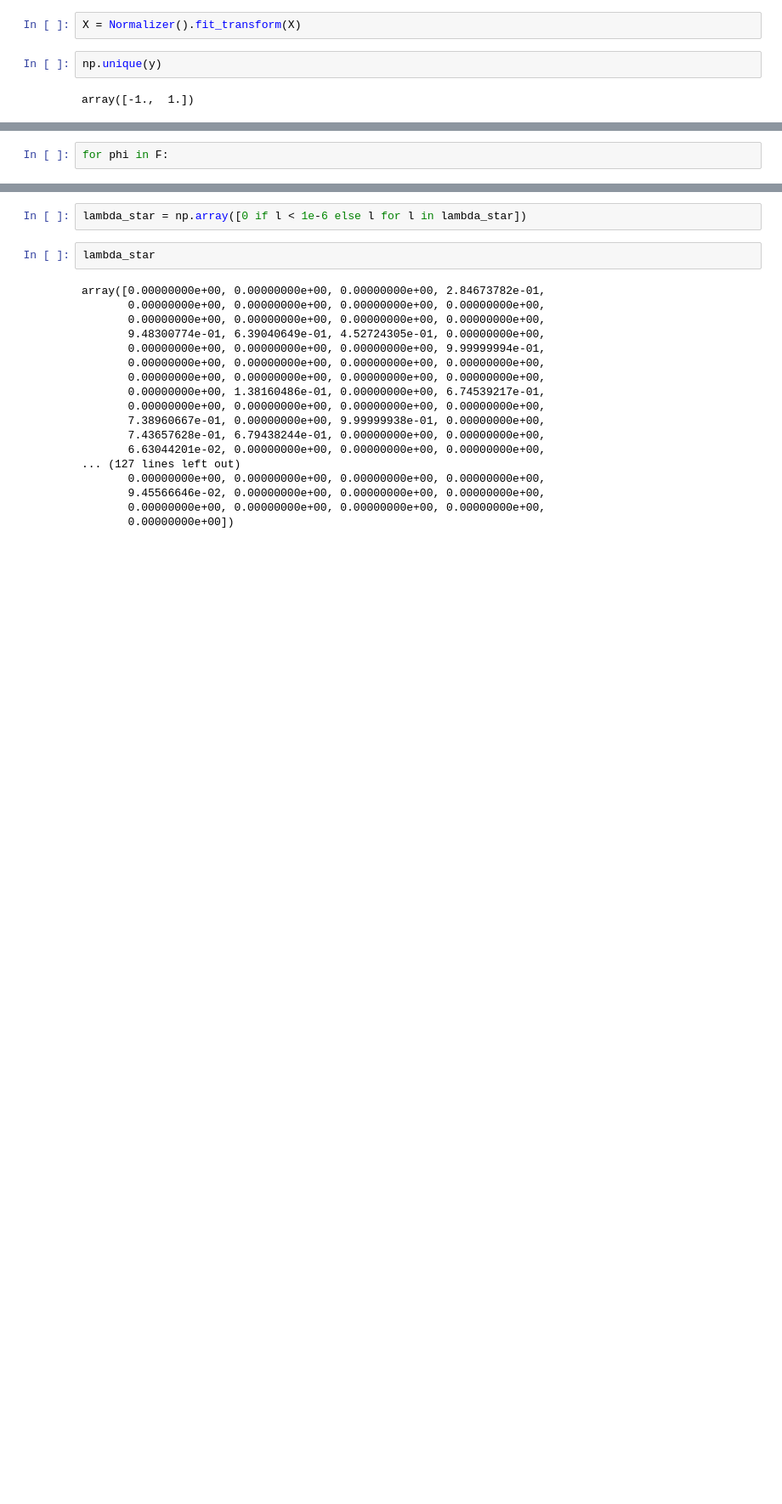
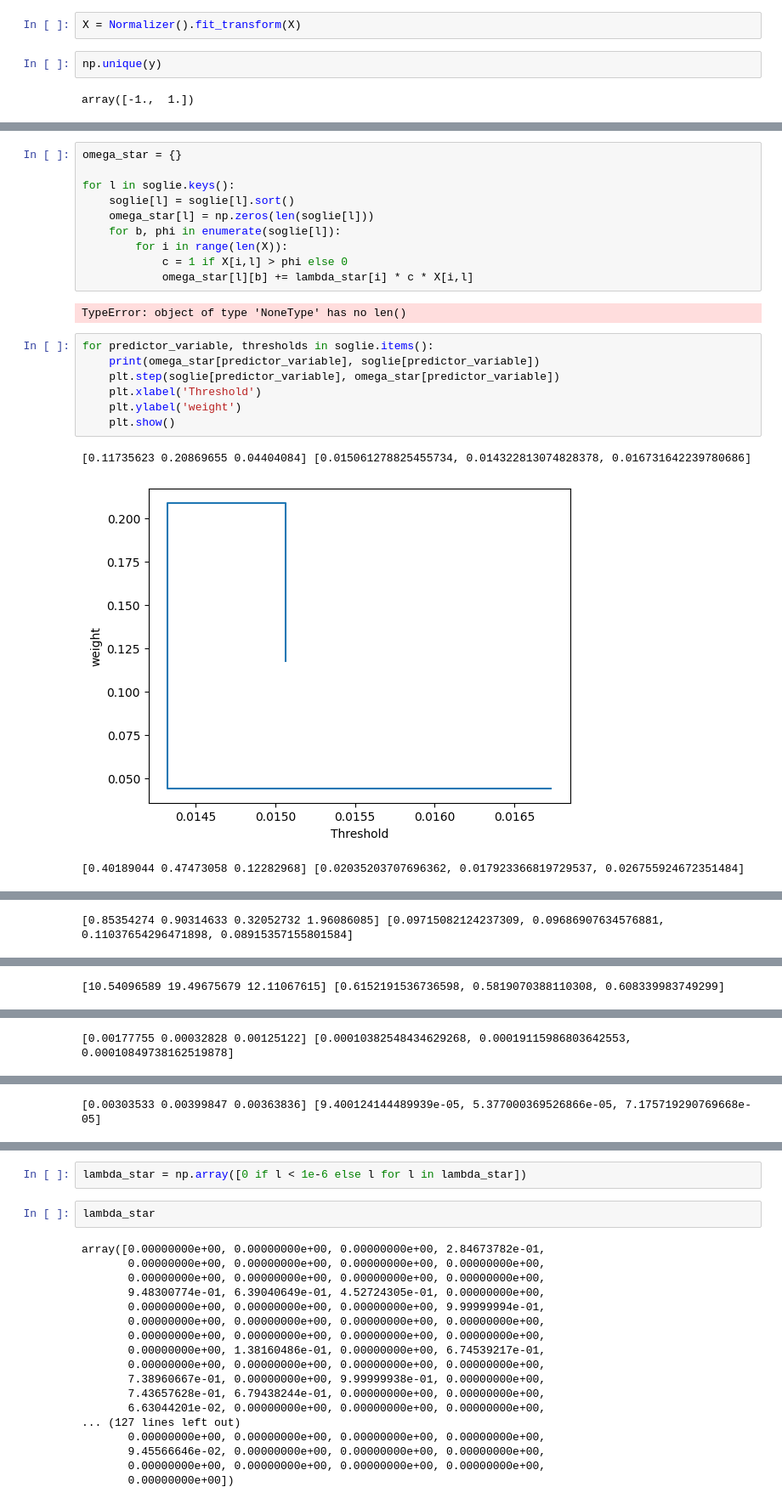
Before and after one commit to alessandrodipalma/BinarizedSVM, a Jupyter notebook: wdbc.ipynb, the cells around one changed output, grey strips where cells are left out. Shown: that part at 85% size. Drawn from its saved outputs; the diff is of its cells as text; blank space fills up the shorter version.

```diff
--- a/wdbc.ipynb
+++ b/wdbc.ipynb
@@ -83,2 +59,0 @@ soglie
-# %%
-for phi in F:
@@ -104,0 +64,23 @@ array([-6.79441668e-09, -1.29765817e-09, -3.77035199e-09,  2.84673782e-01,
+# %%
+omega_star = {}
+
+for l in soglie.keys():
+    soglie[l] = soglie[l].sort()
+    omega_star[l] = np.zeros(len(soglie[l]))
+    for b, phi in enumerate(soglie[l]):
+        for i in range(len(X)):
+            c = 1 if X[i,l] > phi else 0
+            omega_star[l][b] += lambda_star[i] * c * X[i,l]
+# %% [output]
+TypeError: object of type 'NoneType' has no len()
+# %%
+for predictor_variable, thresholds in soglie.items():
+    print(omega_star[predictor_variable], soglie[predictor_variable])
+    plt.step(soglie[predictor_variable], omega_star[predictor_variable])
+    plt.xlabel('Threshold')
+    plt.ylabel('weight')
+    plt.show()
+# %% [output]
+[0.11735623 0.20869655 0.04404084] [0.015061278825455734, 0.014322813074828378, 0.016731642239780686]
+[figure, added]
+[0.40189044 0.47473058 0.12282968] [0.02035203707696362, 0.017923366819729537, 0.026755924672351484]
@@ -104,0 +88 @@ array([-6.79441668e-09, -1.29765817e-09, -3.77035199e-09,  2.84673782e-01,
+[0.85354274 0.90314633 0.32052732 1.96086085] [0.09715082124237309, 0.09686907634576881, 0.11037654296471898, 0.08915357155801584]
@@ -104,0 +90 @@ array([-6.79441668e-09, -1.29765817e-09, -3.77035199e-09,  2.84673782e-01,
+[10.54096589 19.49675679 12.11067615] [0.6152191536736598, 0.5819070388110308, 0.608339983749299]
@@ -104,0 +92 @@ array([-6.79441668e-09, -1.29765817e-09, -3.77035199e-09,  2.84673782e-01,
+[0.00177755 0.00032828 0.00125122] [0.00010382548434629268, 0.00019115986803642553, 0.00010849738162519878]
@@ -104,0 +94 @@ array([-6.79441668e-09, -1.29765817e-09, -3.77035199e-09,  2.84673782e-01,
+[0.00303533 0.00399847 0.00363836] [9.400124144489939e-05, 5.377000369526866e-05, 7.175719290769668e-05]
```
Also changed, not shown: parts of 8 cells of this notebook, 13 other files.
